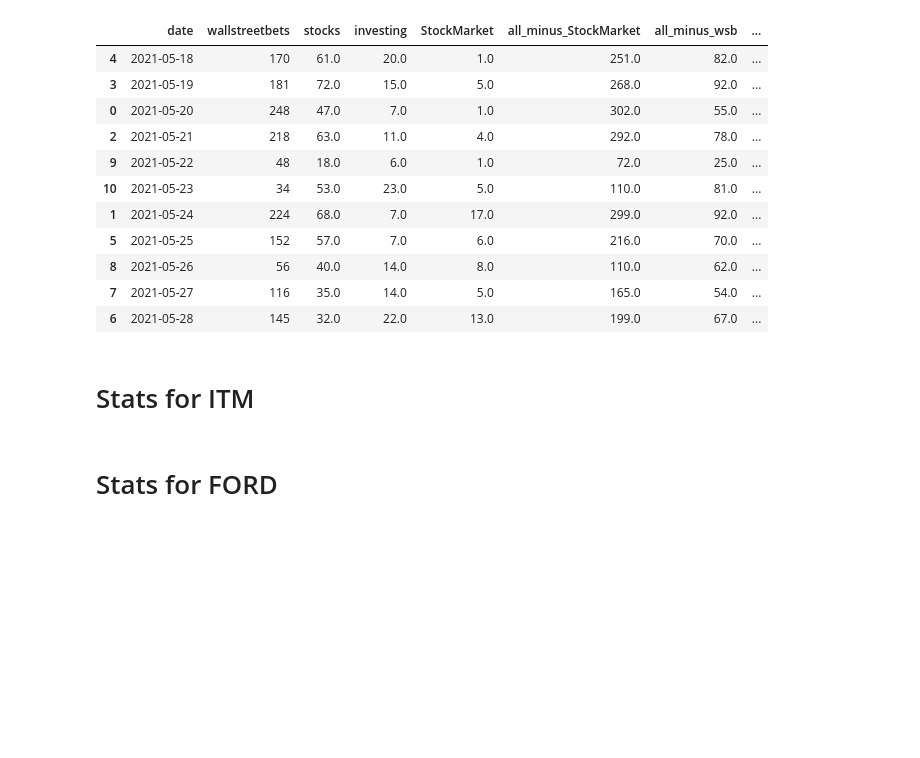
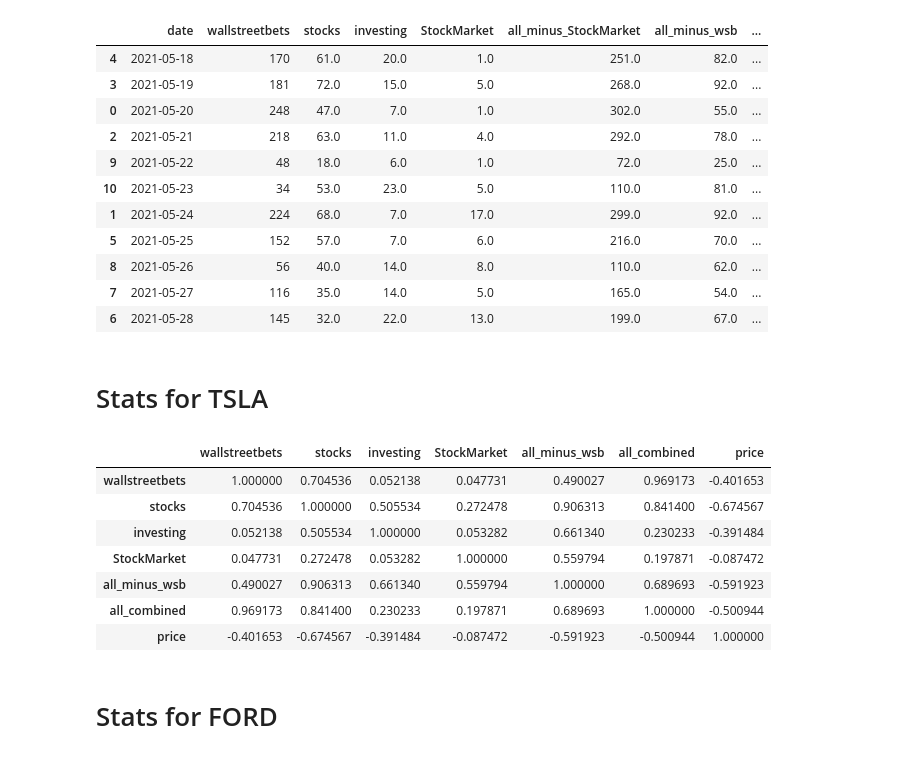
Before and after one commit to PBASOFT/Data-Science-Project, a Jupyter notebook: Data_Processing/Transform.ipynb, the cells around one changed output. Saved outputs shown, nothing was run; the diff lists cells and outputs as text; code cells hidden in the pictures; blank space fills up the shorter version.

```diff
--- a/Data_Processing/Transform.ipynb
+++ b/Data_Processing/Transform.ipynb
@@ -137,7 +136,22 @@ aapl
 # %%
 aapl.to_csv('./data_for_tableau/aapl.csv')
 # %% [markdown]
-# Stats for ITM
+# Stats for TSLA
+# %%
+tsla = get_stats('TSLA')
+tsla['date']= pd.to_datetime(tsla['date'])
+tsla = tsla.sort_values('date')
+tsla.set_index('date')
+tsla.corr()
+# %% [output]
+|  | wallstreetbets | stocks | investing | StockMarket | all_minus_wsb | all_combined | price |
+| wallstreetbets | 1.000000 | 0.704536 | 0.052138 | 0.047731 | 0.490027 | 0.969173 | -0.401653 |
+| stocks | 0.704536 | 1.000000 | 0.505534 | 0.272478 | 0.906313 | 0.841400 | -0.674567 |
+| investing | 0.052138 | 0.505534 | 1.000000 | 0.053282 | 0.661340 | 0.230233 | -0.391484 |
+| StockMarket | 0.047731 | 0.272478 | 0.053282 | 1.000000 | 0.559794 | 0.197871 | -0.087472 |
+| all_minus_wsb | 0.490027 | 0.906313 | 0.661340 | 0.559794 | 1.000000 | 0.689693 | -0.591923 |
+| all_combined | 0.969173 | 0.841400 | 0.230233 | 0.197871 | 0.689693 | 1.000000 | -0.500944 |
+| price | -0.401653 | -0.674567 | -0.391484 | -0.087472 | -0.591923 | -0.500944 | 1.000000 |
 # %% [markdown]
 # Stats for FORD
 # %%
```
Also changed, not shown: parts of 4 cells of this notebook, 10 other files.
